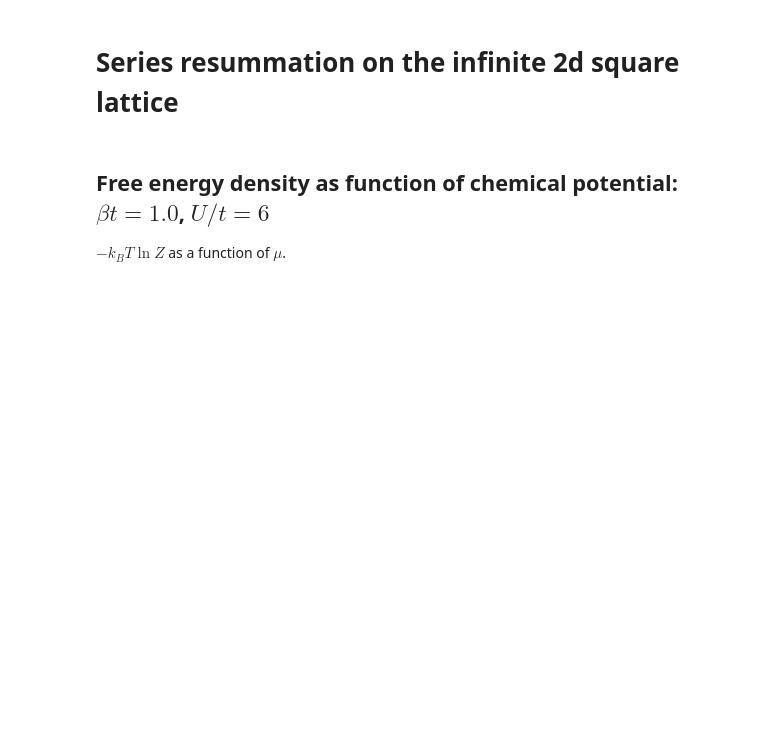
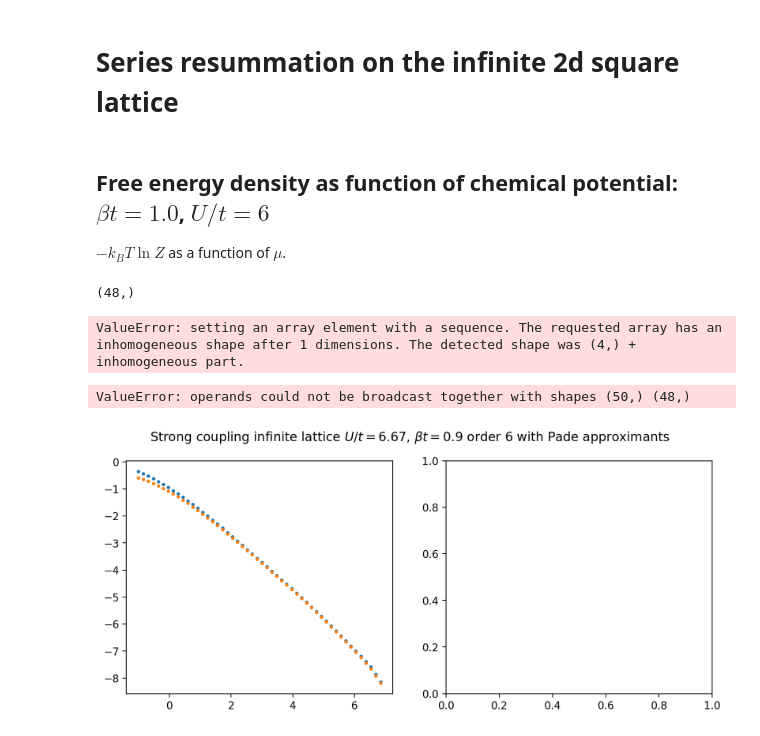
Before and after one commit to louishrm/strong_coupling_expansion, a Jupyter notebook: analytical/analysis_infinite_lattice.ipynb, the cells around one changed output. Drawn from its saved outputs; the diff is of its cells as text; code cells hidden in the pictures; blank space fills up the shorter version.

```diff
--- a/analytical/analysis_infinite_lattice.ipynb
+++ b/analytical/analysis_infinite_lattice.ipynb
@@ -10,6 +10,9 @@ from robustpade import pade_approx
 ## Free energy density as function of chemical potential: $\beta t= 1.0$, $U/t=6$
 
 $-k_BT \ln Z$ as a function of $\mu$.
+# %%
+U=6.0
+beta=1.0
 # %%
 def Z_atomic(U:float, beta:float, mu:float):
 
@@ -32,0 +48,46 @@ def a_2(U:float, beta:float, mu:float):
+# %%
+a4 = means_4
+a6 = means_6
+# %%
+a6.shape
+# %% [output]
+(48,)
+# %%
+t = 0.9
+g = t**2
+coeffs_sq = np.array([a_0(U, beta, mus), a_2(U, beta, mus),a4, a6]) #treat as a function of t^2
+
+orders = {(2,1): [], (1,2): []}
+for order in orders.keys():
+    pade_sum = pade_approx_batch(coeffs_sq, order, 0.0)(t**2).real
+    orders[order].append(pade_sum)
+
+naive_sum_6 = lambda g: a_0(U,beta, mus) + a_2(U, beta, mus)*g + a4*g**2 + a6*g**3
+# %% [output]
+ValueError: setting an array element with a sequence. The requested array has an inhomogeneous shape after 1 dimensions. The detected shape was (4,) + inhomogeneous part.
+# %%
+
+fig, (ax1, ax2) = plt.subplots(1,2, figsize=(10,4))
+
+fig.suptitle(rf'Strong coupling infinite lattice $U/t={ U/t:.2f}$, $\beta t={beta*t}$ order 6 with Pade approximants')
+for order in orders.keys():
+    ax1.scatter(mus, orders[order][0], label=f'Pade {order}', s=5)
+
+ax1.scatter(mus, naive_sum_6(1.0), label='order 6 sum', s=5, c='k')
+
+ax1.set_xlabel(r'$\mu$')
+ax1.set_ylabel('Free energy density')
+ax1.legend()
+
+for order in orders.keys():
+    ax2.scatter(mus, -np.gradient(orders[order][0], mus), label=f'Pade {order}', s=5)
+
+ax2.scatter(mus, -np.gradient(naive_sum_6(g), mus), label='order 6 sum', s=5, c='k')
+ax2.set_xlabel(r'$\mu$')
+ax2.set_ylabel('Density')
+
+ax2.plot(mus, -np.gradient(a_0(U, beta, mus), mus), label='atomic limit', c='r', linestyle='dashed')
+ax2.legend()
+# %% [output]
+ValueError: operands could not be broadcast together with shapes (50,) (48,)
+[figure, added]
```
Also changed, not shown: parts of 2 cells of this notebook, 5 other files.
